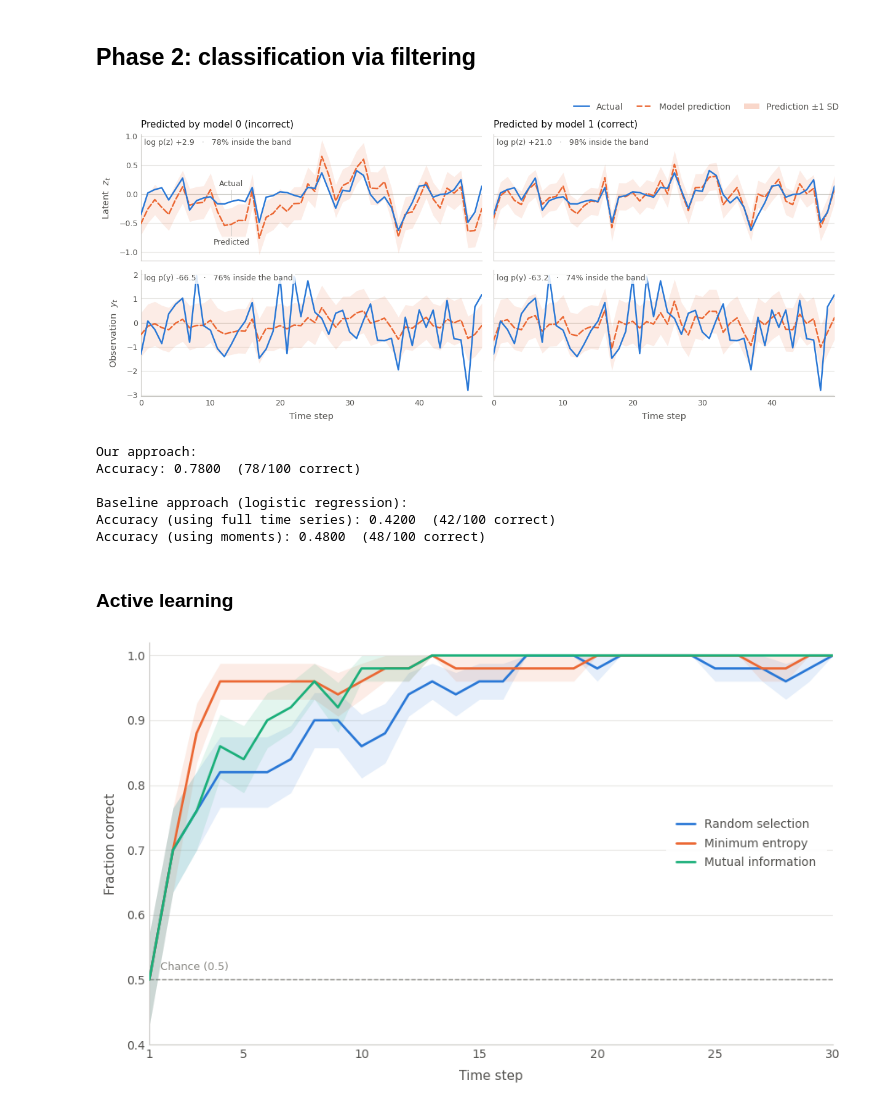
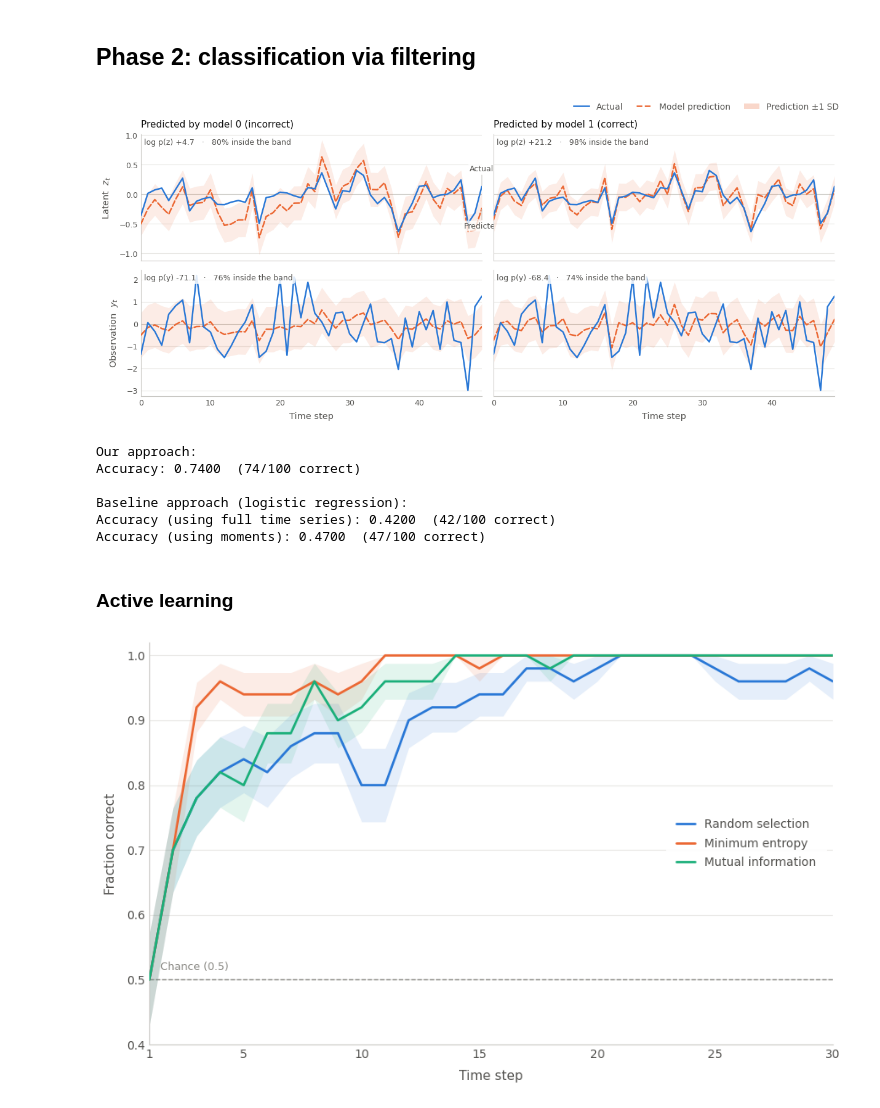
Before and after one commit to Analia7/mediators, a Jupyter notebook: active_discovery_of_latent_dynamic_mediators.ipynb, the cells around one changed output. Drawn from its saved outputs; the diff is of its cells as text; code cells hidden in the pictures.

```diff
--- a/active_discovery_of_latent_dynamic_mediators.ipynb
+++ b/active_discovery_of_latent_dynamic_mediators.ipynb
@@ -10,7 +10,8 @@ $$y_t := \beta_j z_{t} + \gamma_j x_t + e_t,
     \qquad e_t \sim \mathcal{N}(0,\sigma_e)
 $$
 # %%
-from utils.data_generation import generate_synthetic_samples, PatientSimulator
+from utils.data_generation import (generate_synthetic_samples, PatientSimulator,
+                                  MIXED_NOISE_SIGMA_LOW, as_simulator_params)
 from utils.plots import plot_scatter_by_group, plot_trajectories, plot_mean_std, plot_accuracy_active_learning
 from utils.em_algorithm import em_ssm
 from utils.infer_patient import infer_patient
@@ -22,13 +23,21 @@ import numpy as np
 # from SEED, and each gets its own stream. See README > Reproducibility.
 SEED = 0
 np.random.seed(SEED)  # belt-and-braces default only; nothing here relies on it
+
+# The generative regime for every phase below: low state noise, high observation
+# noise (sigma_w = 0.1, sigma_e = 1.0). This is experiment 1's
+# `mixed_noise_sigma_low` and the regime experiment2.py runs, so the accuracies
+# here are directly comparable with both
+REGIME = MIXED_NOISE_SIGMA_LOW
+SIM_PARAMS = as_simulator_params(REGIME)   # the same regime, simulator form
 # %% [markdown]
 ## Phase 1: training
 # %% [markdown]
 ### Data Visualization
 # %%
 # generate synthetic training samples
-j_train, X_train, Z_train, Y_train = generate_synthetic_samples(n_patients=100, T=50, seed=(SEED, 0))
+j_train, X_train, Z_train, Y_train = generate_synthetic_samples(
+    n_patients=100, T=50, seed=(SEED, 0), **REGIME)
 # %%
 plot_scatter_by_group(X_train, Y_train, groups=j_train)
 # %% [output]
@@ -92,7 +101,8 @@ plot_trajectories(X_train, Z_train, Y_train, groups=j_train, estimated_params=es
 ## Phase 2: classification via filtering
 # %%
 # generate synthetic testing samples
-j_test, X_test, Z_test, Y_test = generate_synthetic_samples(n_patients=100, T=50, seed=(SEED, 1))
+j_test, X_test, Z_test, Y_test = generate_synthetic_samples(
+    n_patients=100, T=50, seed=(SEED, 1), **REGIME)
 # %%
 predictions = []
 for n in range(len(j_test)):
@@ -131,42 +141,42 @@ baseline_predictions_moments = logistic_regression_prediction(X_train, Y_train,
 baseline_accuracy_moments = np.mean(baseline_predictions_moments == j_test)
 print(f"Accuracy (using moments): {baseline_accuracy_moments:.4f}  ({int(baseline_accuracy_moments * len(j_test))}/{len(j_test)} correct)")
 # %% [output]
-[figure, old version]
+[figure, new version]
 Our approach:
-Accuracy: 0.7800  (78/100 correct)
+Accuracy: 0.7400  (74/100 correct)
 
 Baseline approach (logistic regression):
 Accuracy (using full time series): 0.4200  (42/100 correct)
-Accuracy (using moments): 0.4800  (48/100 correct)
+Accuracy (using moments): 0.4700  (47/100 correct)
 # %% [markdown]
 ### Active learning
 # %%
 n_patients = 50
 T = 30
-policies = ["random", "uncertainty sampling", "mutual information"]
+policies = ["random", "entropy minimization", "mutual information"]
 # to account for time step 0
 correct = {pol: np.zeros((n_patients, T), dtype=bool) for pol in policies}
 candidates = np.linspace(-4, 4, 33)
 
 for i in range(n_patients):
     true_group = i % 2
     #patient = PatientSimulator(true_group)
 
     for policy in policies:
         # seed=i: same noise realisation for every policy (paired comparison),
         # and a per-patient probe sequence / Monte Carlo stream.
-        patient = PatientSimulator(true_group, seed=i)
+        patient = PatientSimulator(true_group, params=SIM_PARAMS, seed=i)
         _, correct_t = run_patient_with_active_learning(patient, estimated_params, candidates, policy=policy, T=T, seed=i)
         correct[policy][i] = correct_t
 
 accuracy = {pol: correct[pol].mean(axis=0) for pol in policies}
 sem = {pol: correct[pol].std(axis=0)/np.sqrt(n_patients) for pol in policies} # standard error of the mean
 
 # Figures carry the display names ("Minimum entropy"); the policy identifiers
 # stay lowercase, because they also index the Monte Carlo streams.
 plot_accuracy_active_learning(
     {POLICY_LABELS[pol]: accuracy[pol] for pol in policies},
     {POLICY_LABELS[pol]: sem[pol] for pol in policies},
 )
 # %% [output]
-[figure, old version]
+[figure, new version]
```
Also changed, not shown: parts of 3 cells of this notebook, 25 other files.
